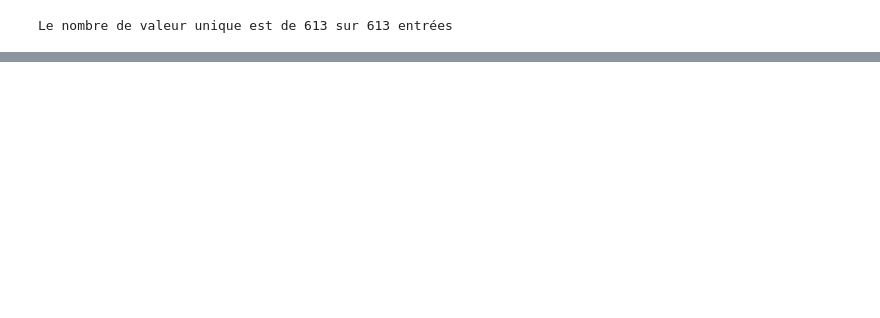
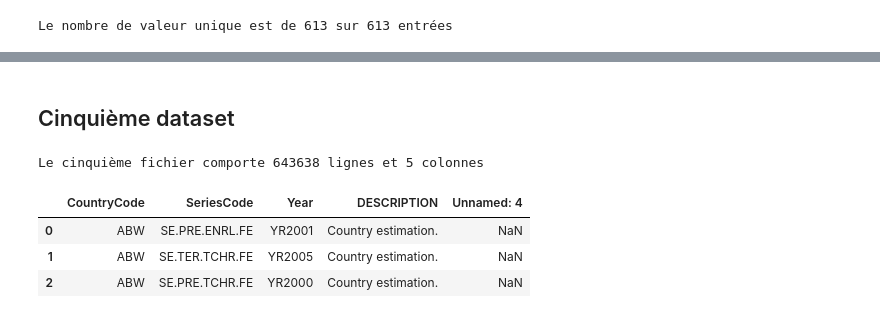
Before and after one commit to arnaud-degreze/OCR-Projet-2, a Jupyter notebook: Exo1.ipynb, the cells around one changed output, grey strips where cells are left out. Drawn from its saved outputs; the diff is of its cells as text; code cells hidden in the pictures; blank space fills up the shorter version.

```diff
--- a/Exo1.ipynb
+++ b/Exo1.ipynb
@@ -550,0 +585,13 @@ Le nombre de valeur unique est de 613 sur 613 entrées
+# %% [markdown]
+## Cinquième dataset
+# %%
+fifth_df = list_dfs[-1]
+
+print(f"Le cinquième fichier comporte {fifth_df.shape[0]} lignes et {fifth_df.shape[1]} colonnes")
+display(fifth_df.head(3))
+# %% [output]
+Le cinquième fichier comporte 643638 lignes et 5 colonnes
+|  | CountryCode | SeriesCode | Year | DESCRIPTION | Unnamed: 4 |
+| 0 | ABW | SE.PRE.ENRL.FE | YR2001 | Country estimation. | NaN |
+| 1 | ABW | SE.TER.TCHR.FE | YR2005 | Country estimation. | NaN |
+| 2 | ABW | SE.PRE.TCHR.FE | YR2000 | Country estimation. | NaN |
```
Also changed, not shown: parts of 20 cells of this notebook.
